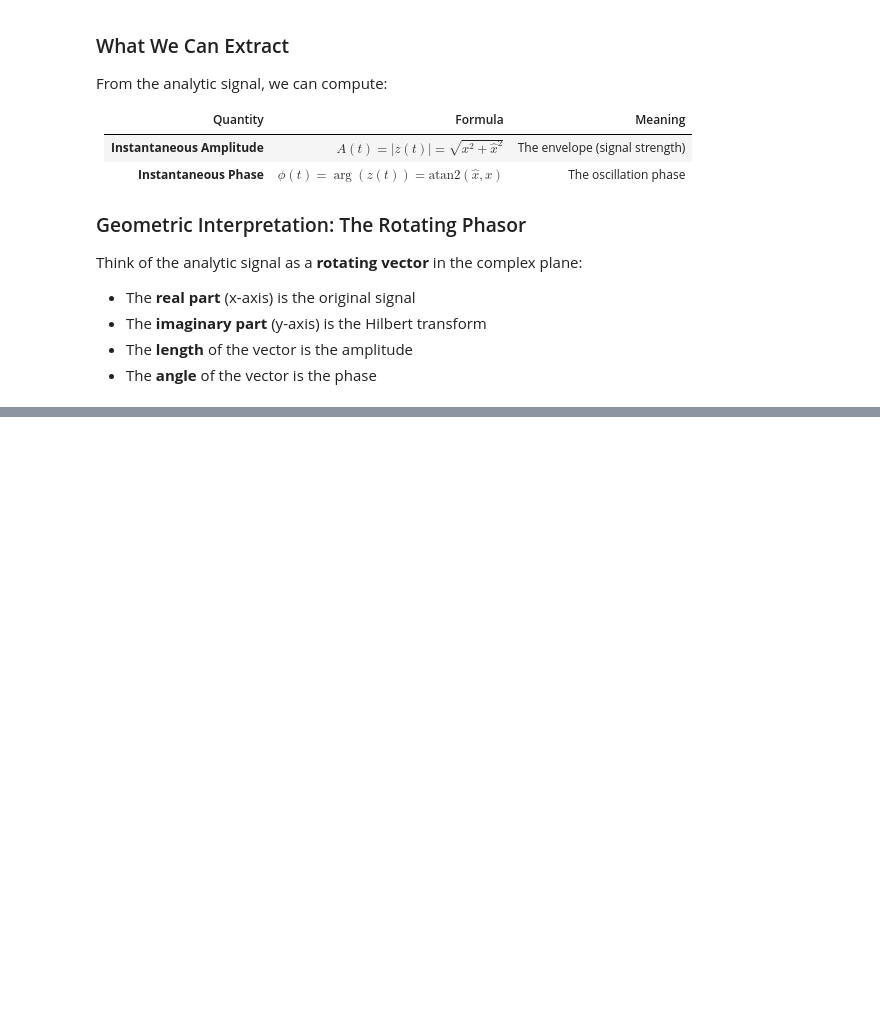
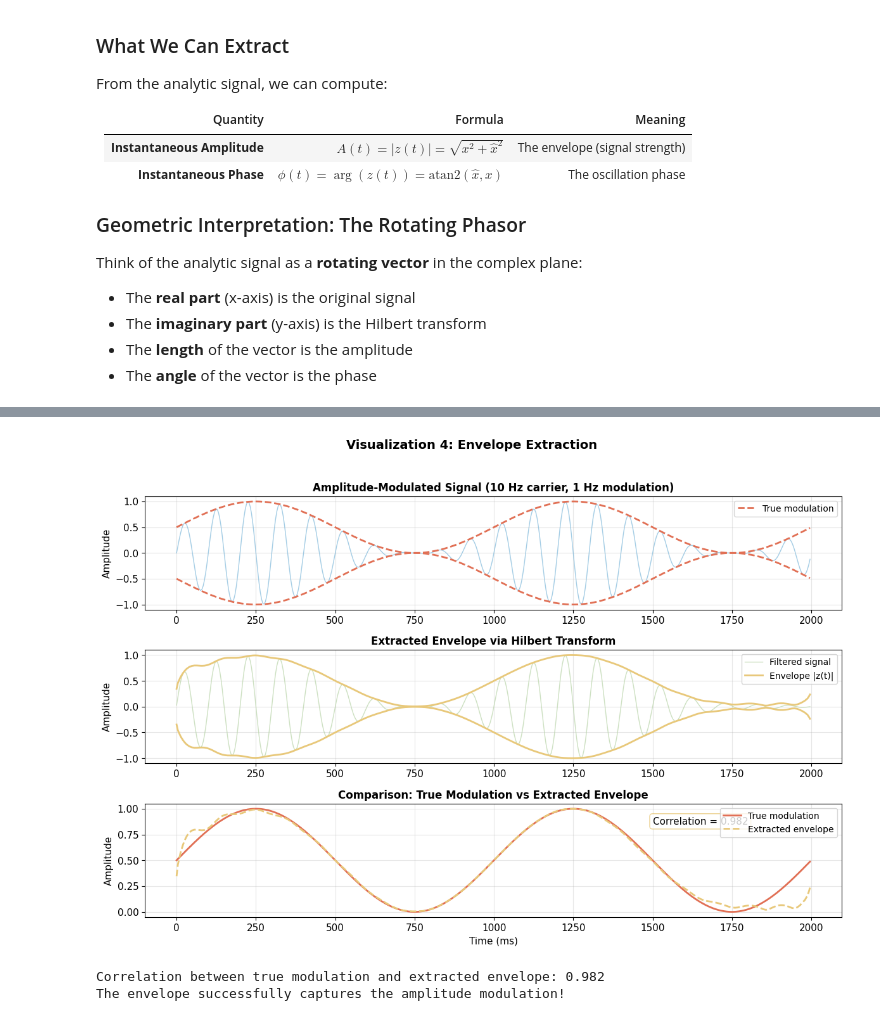
Before and after one commit to Ramdam17/ConnectivityMetricsTutorials, a Jupyter notebook: notebooks/01_foundations/B_phase_and_amplitude/B01_hilbert_transform.ipynb, the cells around one changed output, grey strips where cells are left out. Cells and saved outputs as stored; diff of their text form; code cells hidden in the pictures; blank space fills up the shorter version.

```diff
--- a/notebooks/01_foundations/B_phase_and_amplitude/B01_hilbert_transform.ipynb
+++ b/notebooks/01_foundations/B_phase_and_amplitude/B01_hilbert_transform.ipynb
@@ -267,0 +394,77 @@ print("Its length = amplitude, its angle = phase.")
+# %%
+# ============================================================================
+# VISUALIZATION 4: Envelope Extraction
+# ============================================================================
+
+# Create an amplitude-modulated signal
+fs = 250
+duration = 2.0
+t = np.arange(0, duration, 1/fs)
+
+# Carrier frequency (10 Hz) with slow amplitude modulation (1 Hz)
+carrier_freq = 10
+modulation_freq = 1
+modulation = 0.5 + 0.5 * np.sin(2 * np.pi * modulation_freq * t)  # Between 0 and 1
+am_signal = modulation * np.sin(2 * np.pi * carrier_freq * t)
+
+# Band-pass filter around carrier frequency
+filtered_signal = bandpass_filter(am_signal, 8, 12, fs)
+
+# Compute analytic signal and envelope
+analytic = hilbert(filtered_signal)
+envelope = np.abs(analytic)
+
+# Create figure
+fig, axes = plt.subplots(3, 1, figsize=(12, 8))
+
+# Plot 1: Original AM signal
+ax1 = axes[0]
+ax1.plot(t * 1000, am_signal, color=PRIMARY_BLUE, linewidth=1, alpha=0.7)
+ax1.plot(t * 1000, modulation, color=PRIMARY_RED, linewidth=2, linestyle='--',
+         label='True modulation')
+ax1.plot(t * 1000, -modulation, color=PRIMARY_RED, linewidth=2, linestyle='--')
+ax1.set_ylabel('Amplitude', fontsize=11)
+ax1.set_title('Amplitude-Modulated Signal (10 Hz carrier, 1 Hz modulation)',
+              fontsize=12, fontweight='bold')
+ax1.legend(loc='upper right', fontsize=10)
+ax1.grid(True, alpha=0.3)
+
+# Plot 2: Filtered signal with envelope
+ax2 = axes[1]
+ax2.plot(t * 1000, filtered_signal, color=PRIMARY_GREEN, linewidth=1, alpha=0.7,
+         label='Filtered signal')
+ax2.plot(t * 1000, envelope, color=ACCENT_GOLD, linewidth=2,
+         label='Envelope |z(t)|')
+ax2.plot(t * 1000, -envelope, color=ACCENT_GOLD, linewidth=2)
+ax2.set_ylabel('Amplitude', fontsize=11)
+ax2.set_title('Extracted Envelope via Hilbert Transform', fontsize=12, fontweight='bold')
+ax2.legend(loc='upper right', fontsize=10)
+ax2.grid(True, alpha=0.3)
+
+# Plot 3: Envelope vs true modulation
+ax3 = axes[2]
+ax3.plot(t * 1000, modulation, color=PRIMARY_RED, linewidth=2,
+         label='True modulation')
+ax3.plot(t * 1000, envelope, color=ACCENT_GOLD, linewidth=2, linestyle='--',
+         label='Extracted envelope')
+ax3.set_xlabel('Time (ms)', fontsize=11)
+ax3.set_ylabel('Amplitude', fontsize=11)
+ax3.set_title('Comparison: True Modulation vs Extracted Envelope', fontsize=12, fontweight='bold')
+ax3.legend(loc='upper right', fontsize=10)
+ax3.grid(True, alpha=0.3)
+
+# Compute correlation
+correlation = np.corrcoef(modulation, envelope)[0, 1]
+ax3.text(1500, 0.85, f'Correlation = {correlation:.3f}', fontsize=11,
+         bbox=dict(boxstyle='round', facecolor='white', edgecolor=ACCENT_GOLD, alpha=0.8))
+
+plt.suptitle('Visualization 4: Envelope Extraction', fontsize=14, fontweight='bold', y=1.02)
+plt.tight_layout()
+plt.show()
+
+print(f"Correlation between true modulation and extracted envelope: {correlation:.3f}")
+print("The envelope successfully captures the amplitude modulation!")
+# %% [output]
+[figure, added]
+Correlation between true modulation and extracted envelope: 0.982
+The envelope successfully captures the amplitude modulation!
```
Also changed, not shown: parts of 31 cells of this notebook.
